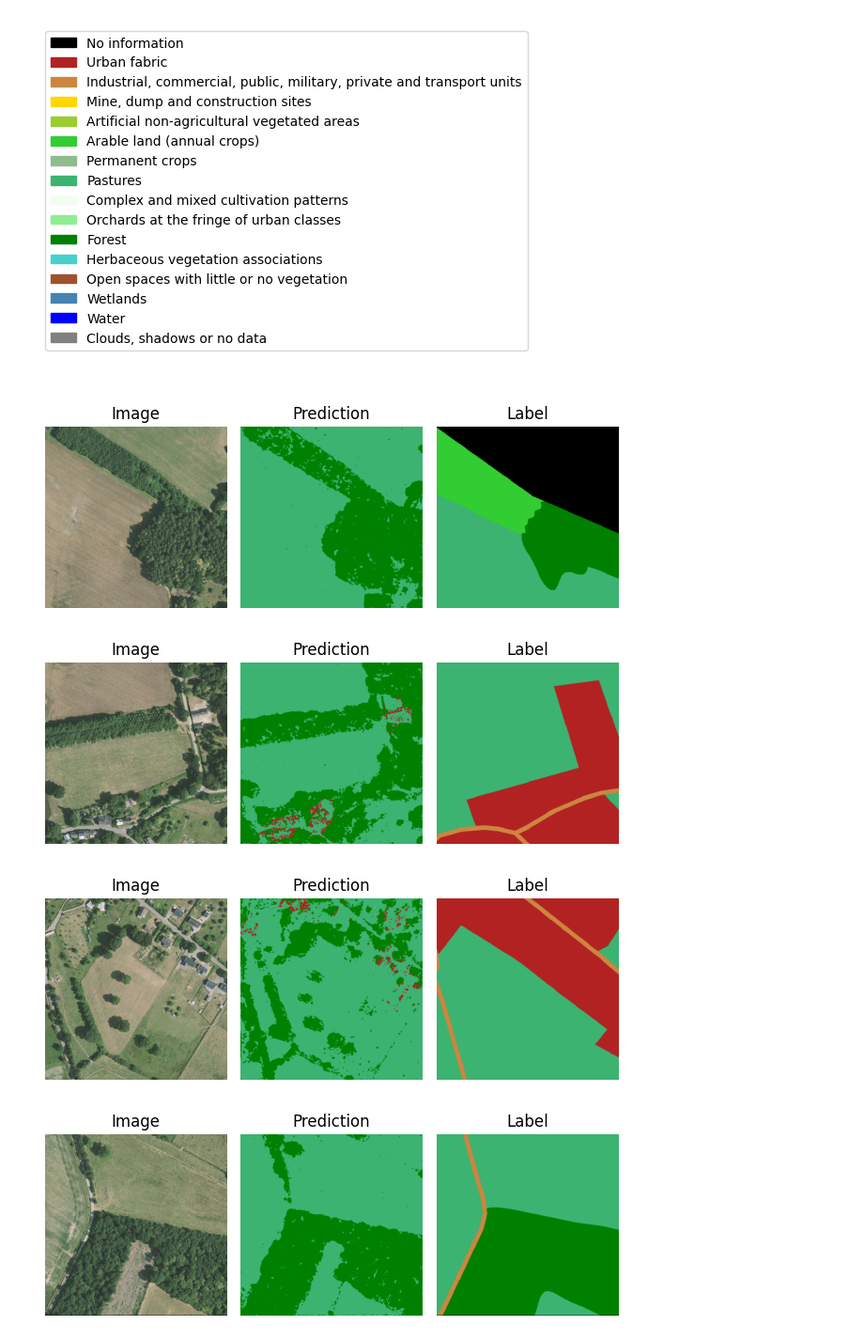
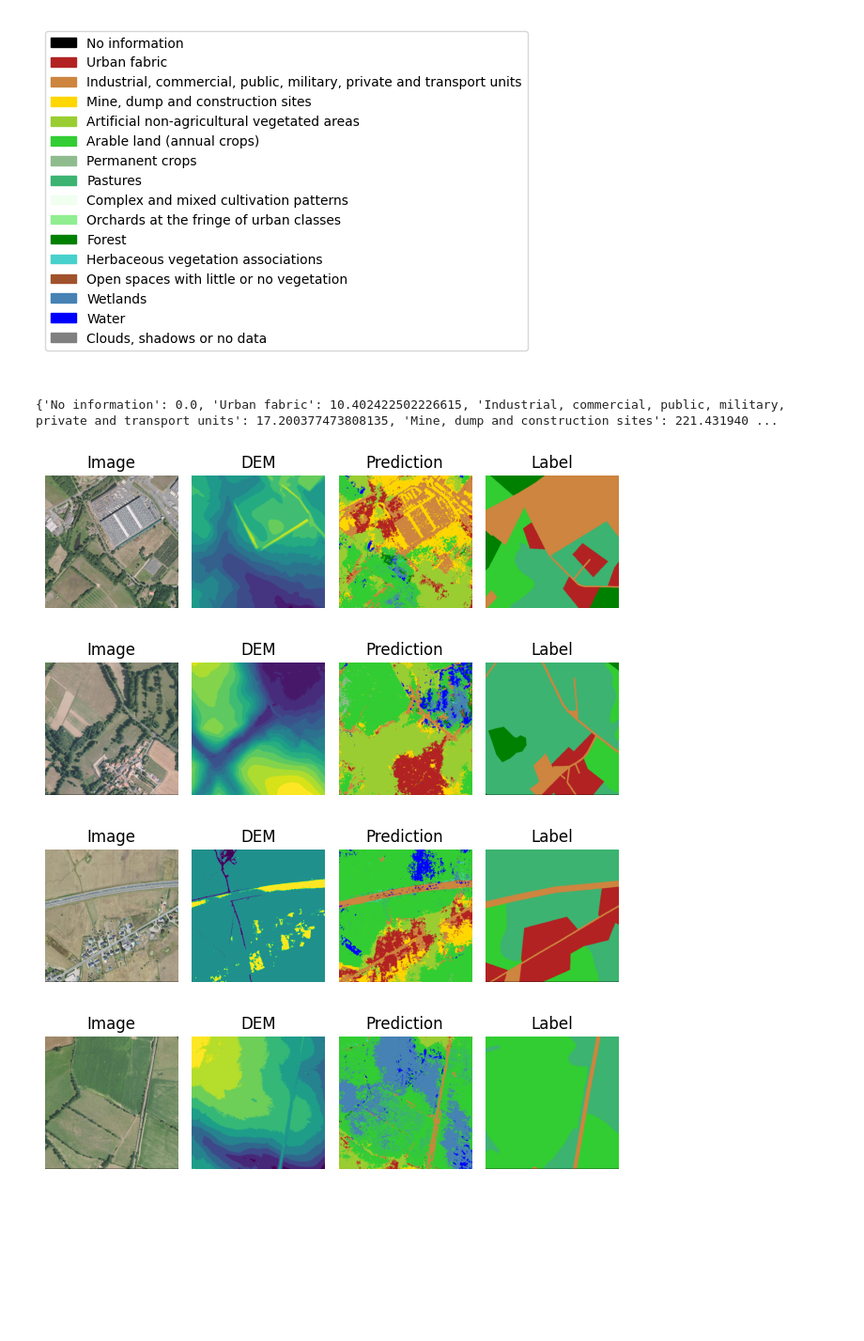
Before and after one commit to RocketFan/GEM, a Jupyter notebook: supervised.ipynb, the cells around one changed output. Shown at 94% size. Saved outputs shown, nothing was run; the diff lists cells and outputs as text; code cells hidden in the pictures; blank space fills up the shorter version.

```diff
--- a/supervised.ipynb
+++ b/supervised.ipynb
@@ -53,6 +55,16 @@ plt.gca().set_axis_off()
 plt.show()
 # %% [output]
 [figure]
+# %%
+class_percentages = dataset.calc_class_percentages()
+# %%
+sum_of_others = np.sum(class_percentages) - class_percentages
+class_weights = np.divide(sum_of_others, class_percentages, out=np.zeros_like(sum_of_others), where=class_percentages!=0)
+class_weights[0] = 0
+class_weights_dict = {name: weight for weight, (name, _) in zip(class_weights, class_attributes)}
+print(class_weights_dict)
+# %% [output]
+{'No information': 0.0, 'Urban fabric': 10.402422502226615, 'Industrial, commercial, public, military, private and transport units': 17.200377473808135, 'Mine, dump and construction sites': 221.431940 ...
 # %%
 from gem.model import SegNet
 from torch.nn.functional import one_hot
@@ -172,25 +177,30 @@ import numpy as np
 import matplotlib.pyplot as plt
 
 
-def plot_preds(dataset, model, data_range: tuple[int, int]):
+def plot_preds(batch, model):
     class_color_lut = np.array([mcolors.hex2color(color) for _, color in class_attributes]) * 255
 
-    for i in range(*data_range):
-        data = dataset[i]
-        image = data['image']
-        label = data['landcover_map']
+    images = batch['image']
+    labels = batch['landcover_map']
+    dems = batch['dem']
+    inputs = get_inputs(batch).to(device)
+    preds = model(inputs)
 
-        inputs = get_inputs(data).to(device)
-        pred = model(inputs)
-
+    for image, dem, pred, label in zip(images, dems, preds, labels):
         # Plot the image
-        plt.subplot(1, 3, 1)
+        plt.subplot(1, 4, 1)
         plt.imshow(image.squeeze().cpu().int().numpy().transpose(1, 2, 0))
         plt.title('Image')
         plt.axis('off')
 
+        # Plot the digital elevation model
+        plt.subplot(1, 4, 2)
+        plt.imshow(dem.squeeze().cpu().int().numpy())
+        plt.title('DEM')
+        plt.axis('off')
+
         # Plot the prediction
-        plt.subplot(1, 3, 2)
+        plt.subplot(1, 4, 3)
         pred_img = pred.squeeze().argmax(dim=0).cpu().numpy()
         pred_img = class_color_lut[pred_img]
         plt.imshow(pred_img.astype(np.uint8))
@@ -198,7 +208,7 @@ def plot_preds(dataset, model, data_range: tuple[int, int]):
         plt.axis('off')
 
         # Plot the label
-        plt.subplot(1, 3, 3)
+        plt.subplot(1, 4, 4)
         label_img = label.squeeze().cpu().numpy()
         label_img = class_color_lut[label_img]
         plt.imshow(label_img.astype(np.uint8))
@@ -208,13 +218,15 @@ def plot_preds(dataset, model, data_range: tuple[int, int]):
         plt.tight_layout()
         plt.show()
 # %%
-trained_model = SegNet(features=64, out_channels=len(class_attributes))
-trained_model.load_state_dict(torch.load('/GEM/models/model_20240421_164848_1'))
+trained_model = SegNet(features=32, out_channels=len(class_attributes))
+trained_model.load_state_dict(torch.load('/GEM/models/model_20240422_222331_80'))
 trained_model.to(device)
 trained_model.eval()
-plot_preds(dataset, trained_model, (100, 110))
+
+batch = next(iter(train_loader))
+plot_preds(batch, trained_model)
 # %% [output]
-[figure, old version]
+[figure, new version]
-[figure, old version]
+[figure, new version]
-[figure, old version]
+[figure, new version]
-[figure, old version]
+[figure, new version]
```
Also changed, not shown: parts of 5 cells of this notebook, 1 other file.
